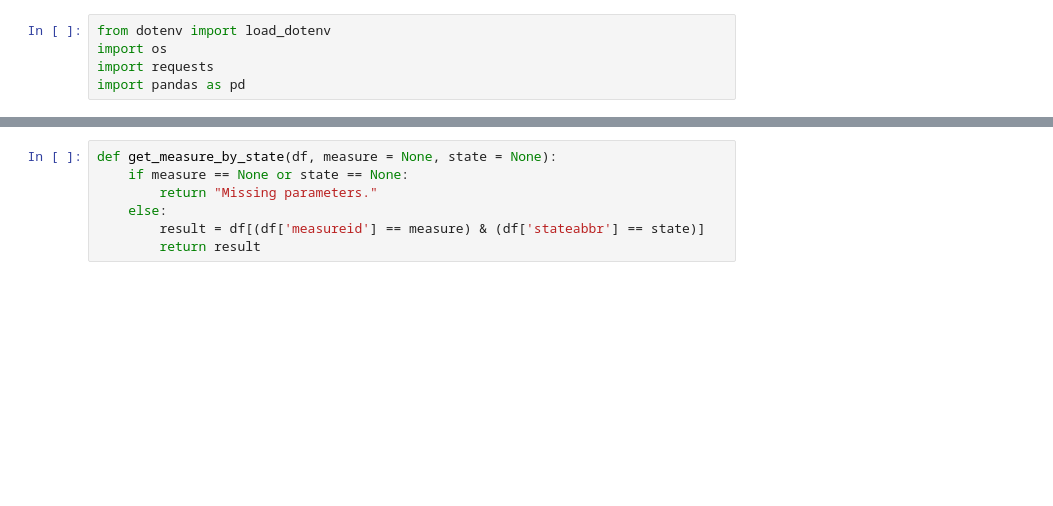
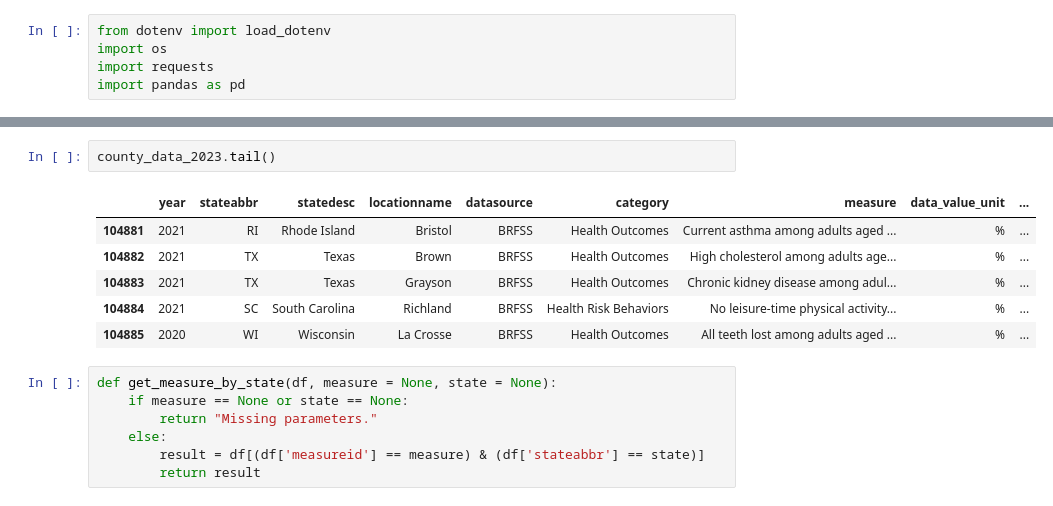
Before and after one commit to YixiaoLiu2002/places_client, a Jupyter notebook: draft.ipynb, the cells around one changed output, grey strips where cells are left out. Drawn from its saved outputs; the diff is of its cells as text; blank space fills up the shorter version.

```diff
--- a/draft.ipynb
+++ b/draft.ipynb
@@ -64,3 +103,12 @@ Status Code: 200
+# %%
+county_data_2023.tail()
+# %% [output]
+|  | year | stateabbr | statedesc | locationname | datasource | category | measure | data_value_unit | ... |
+| 104881 | 2021 | RI | Rhode Island | Bristol | BRFSS | Health Outcomes | Current asthma among adults aged ... | % | ... |
+| 104882 | 2021 | TX | Texas | Brown | BRFSS | Health Outcomes | High cholesterol among adults age... | % | ... |
+| 104883 | 2021 | TX | Texas | Grayson | BRFSS | Health Outcomes | Chronic kidney disease among adul... | % | ... |
+| 104884 | 2021 | SC | South Carolina | Richland | BRFSS | Health Risk Behaviors | No leisure-time physical activity... | % | ... |
+| 104885 | 2020 | WI | Wisconsin | La Crosse | BRFSS | Health Outcomes | All teeth lost among adults aged ... | % | ... |
 # %%
 def get_measure_by_state(df, measure = None, state = None):
     if measure == None or state == None:
```
Also changed, not shown: parts of 3 cells of this notebook, 2 other files.
